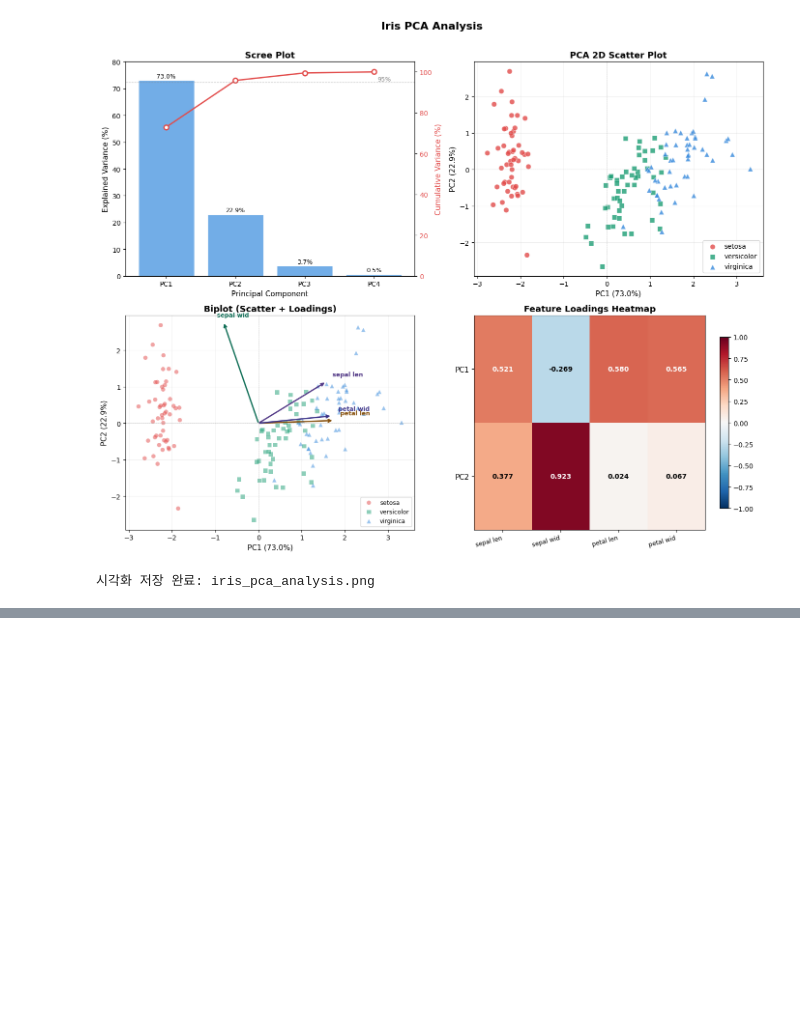
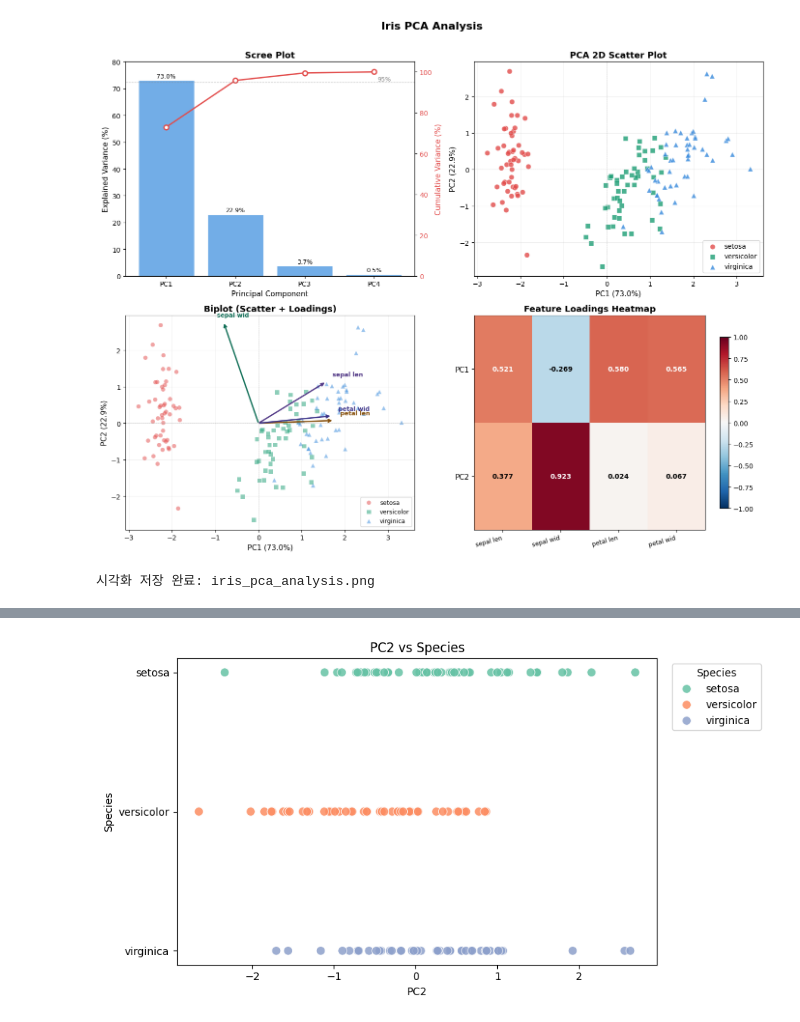
Before and after one commit to erickimkorea/ML_Training, a Jupyter notebook: d2_statistic_cluster_associate/02_01_Statistical_Analysis.ipynb, the cells around one changed output, grey strips where cells are left out. Saved outputs shown, nothing was run; the diff lists cells and outputs as text; code cells hidden in the pictures; blank space fills up the shorter version.

```diff
--- a/d2_statistic_cluster_associate/02_01_Statistical_Analysis.ipynb
+++ b/d2_statistic_cluster_associate/02_01_Statistical_Analysis.ipynb
@@ -651,0 +702,21 @@ print("\n시각화 저장 완료: iris_pca_analysis.png")
+# %%
+import matplotlib.pyplot as plt
+import seaborn as sns
+plt.figure(figsize=(9, 5))
+sns.scatterplot(
+    data=df,
+    x="PC2",
+    y="species",
+    hue="species",
+    palette="Set2",
+    s=70,
+    alpha=0.85
+)
+plt.title("PC2 vs Species")
+plt.xlabel("PC2")
+plt.ylabel("Species")
+plt.legend(title="Species", bbox_to_anchor=(1.02, 1), loc="upper left")
+plt.tight_layout()
+plt.show()
+# %% [output]
+[figure, added]
```
Also changed, not shown: parts of 2 cells of this notebook, 20 other files.
